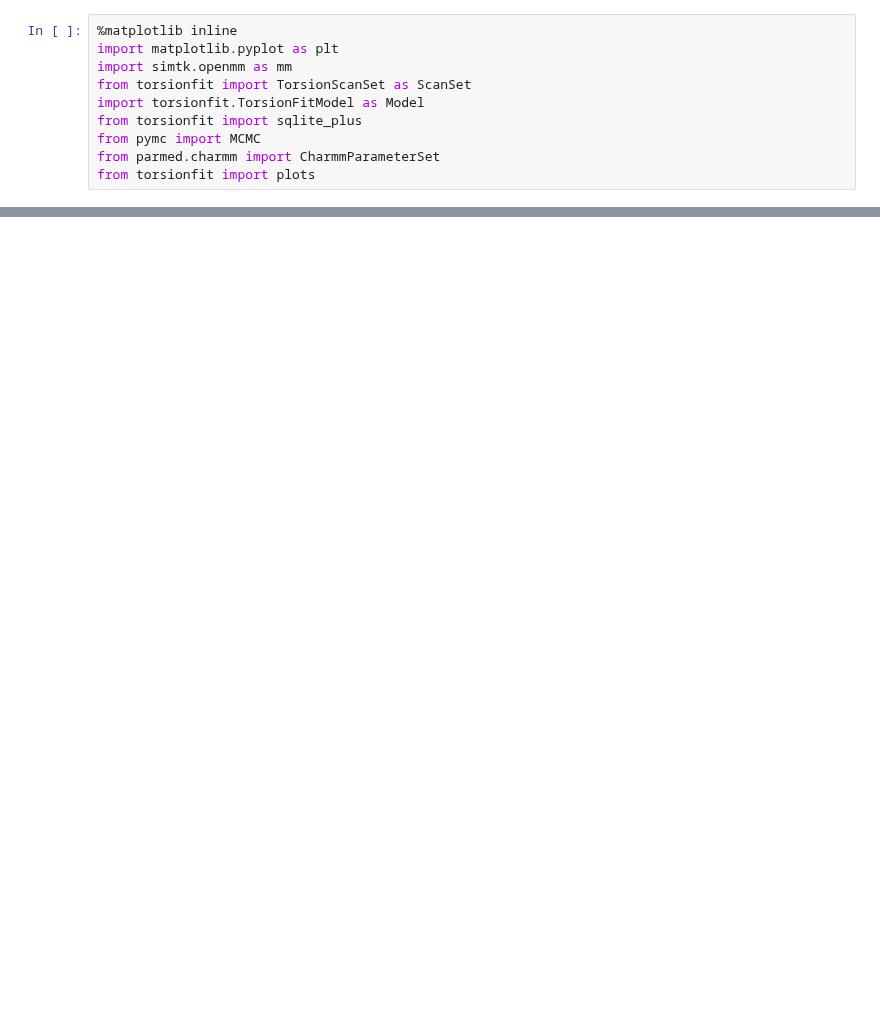
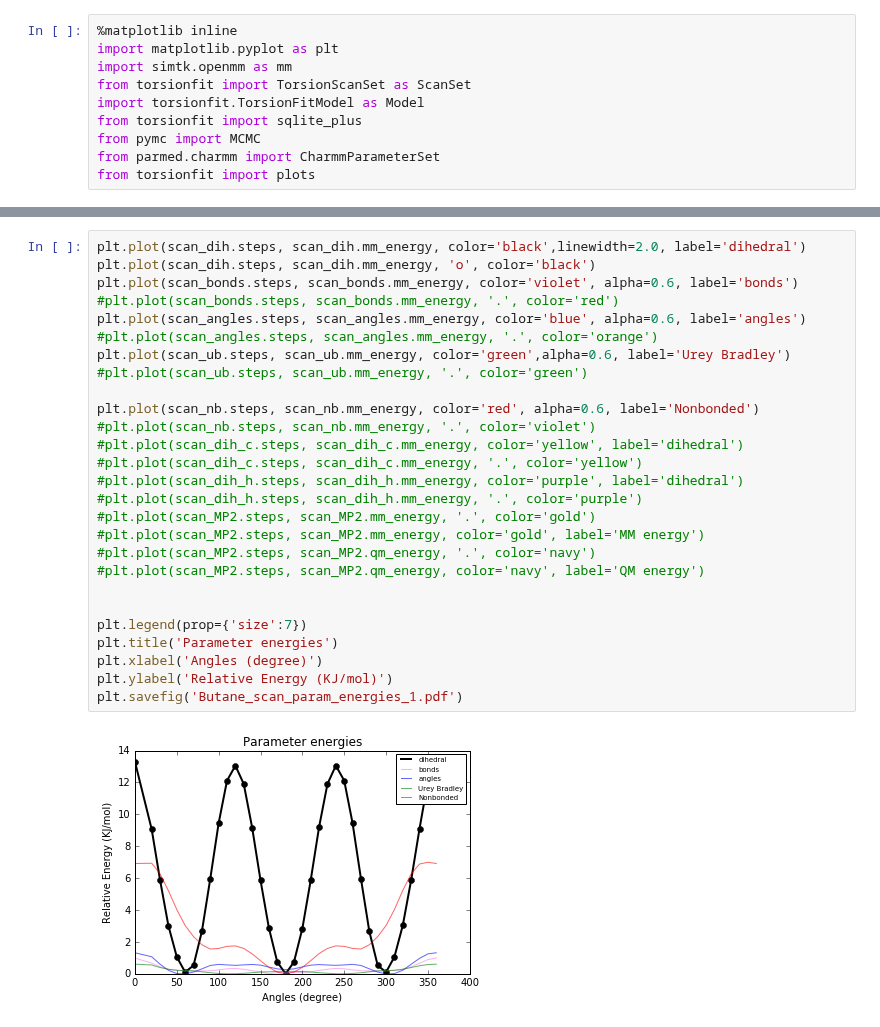
Before and after one commit to choderalab/torsionfit, a Jupyter notebook: examples/butane/torsion_scans/Parameter_energy_contribution.ipynb, the cells around one changed output, grey strips where cells are left out. Saved outputs shown, nothing was run; the diff lists cells and outputs as text; blank space fills up the shorter version.

```diff
--- a/examples/butane/torsion_scans/Parameter_energy_contribution.ipynb
+++ b/examples/butane/torsion_scans/Parameter_energy_contribution.ipynb
@@ -120 +532,30 @@ scan_dih_DFT.compute_energy(param_5)
+# %%
+plt.plot(scan_dih.steps, scan_dih.mm_energy, color='black',linewidth=2.0, label='dihedral')
+plt.plot(scan_dih.steps, scan_dih.mm_energy, 'o', color='black')
+plt.plot(scan_bonds.steps, scan_bonds.mm_energy, color='violet', alpha=0.6, label='bonds')
+#plt.plot(scan_bonds.steps, scan_bonds.mm_energy, '.', color='red')
+plt.plot(scan_angles.steps, scan_angles.mm_energy, color='blue', alpha=0.6, label='angles')
+#plt.plot(scan_angles.steps, scan_angles.mm_energy, '.', color='orange')
+plt.plot(scan_ub.steps, scan_ub.mm_energy, color='green',alpha=0.6, label='Urey Bradley')
+#plt.plot(scan_ub.steps, scan_ub.mm_energy, '.', color='green')
+
+plt.plot(scan_nb.steps, scan_nb.mm_energy, color='red', alpha=0.6, label='Nonbonded')
+#plt.plot(scan_nb.steps, scan_nb.mm_energy, '.', color='violet')
+#plt.plot(scan_dih_c.steps, scan_dih_c.mm_energy, color='yellow', label='dihedral')
+#plt.plot(scan_dih_c.steps, scan_dih_c.mm_energy, '.', color='yellow')
+#plt.plot(scan_dih_h.steps, scan_dih_h.mm_energy, color='purple', label='dihedral')
+#plt.plot(scan_dih_h.steps, scan_dih_h.mm_energy, '.', color='purple')
+#plt.plot(scan_MP2.steps, scan_MP2.mm_energy, '.', color='gold')
+#plt.plot(scan_MP2.steps, scan_MP2.mm_energy, color='gold', label='MM energy')
+#plt.plot(scan_MP2.steps, scan_MP2.qm_energy, '.', color='navy')
+#plt.plot(scan_MP2.steps, scan_MP2.qm_energy, color='navy', label='QM energy')
+
+
+plt.legend(prop={'size':7})
+plt.title('Parameter energies')
+plt.xlabel('Angles (degree)')
+plt.ylabel('Relative Energy (KJ/mol)')
+plt.savefig('Butane_scan_param_energies_1.pdf')
+# %% [output]
+[figure, added]
 # %%
```
Also changed, not shown: parts of 20 cells of this notebook, 43 other files.
